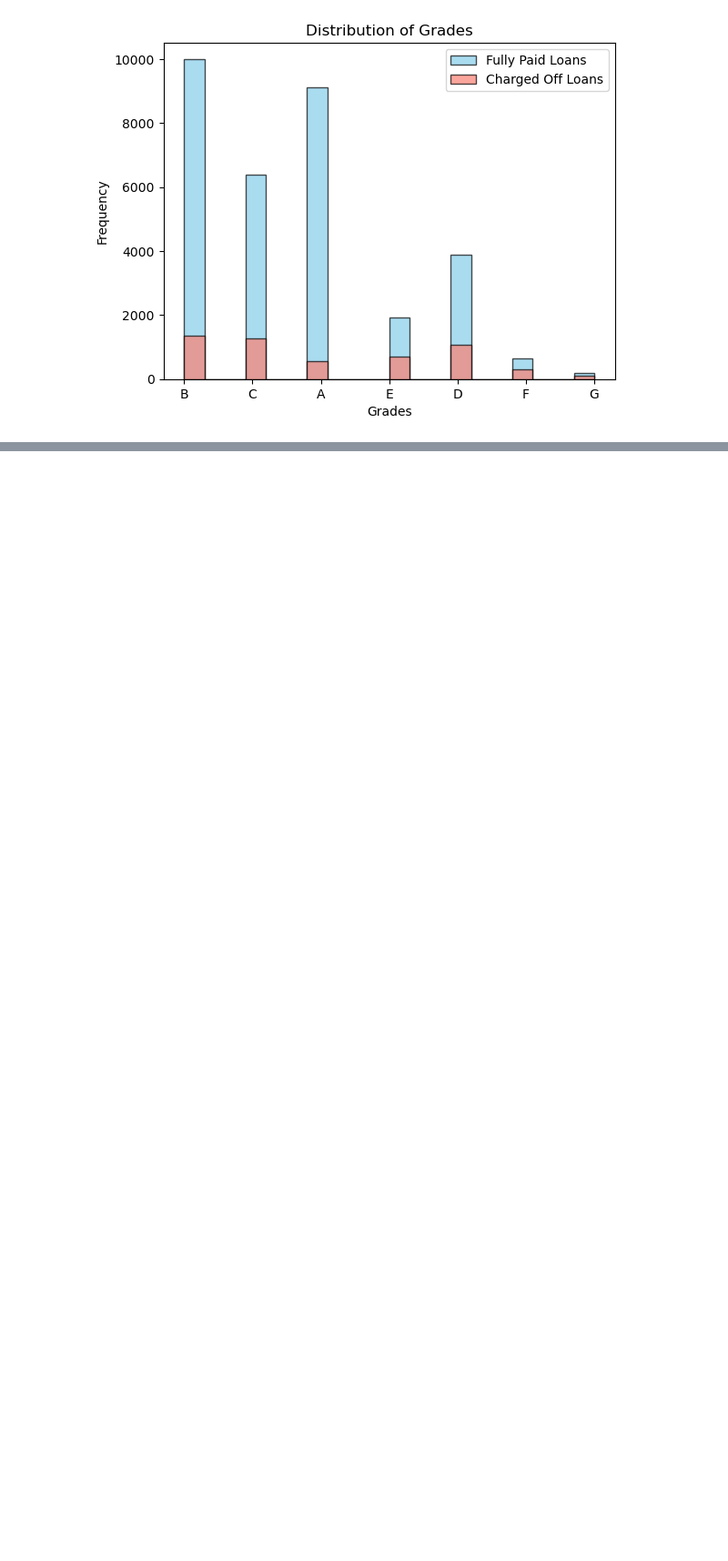
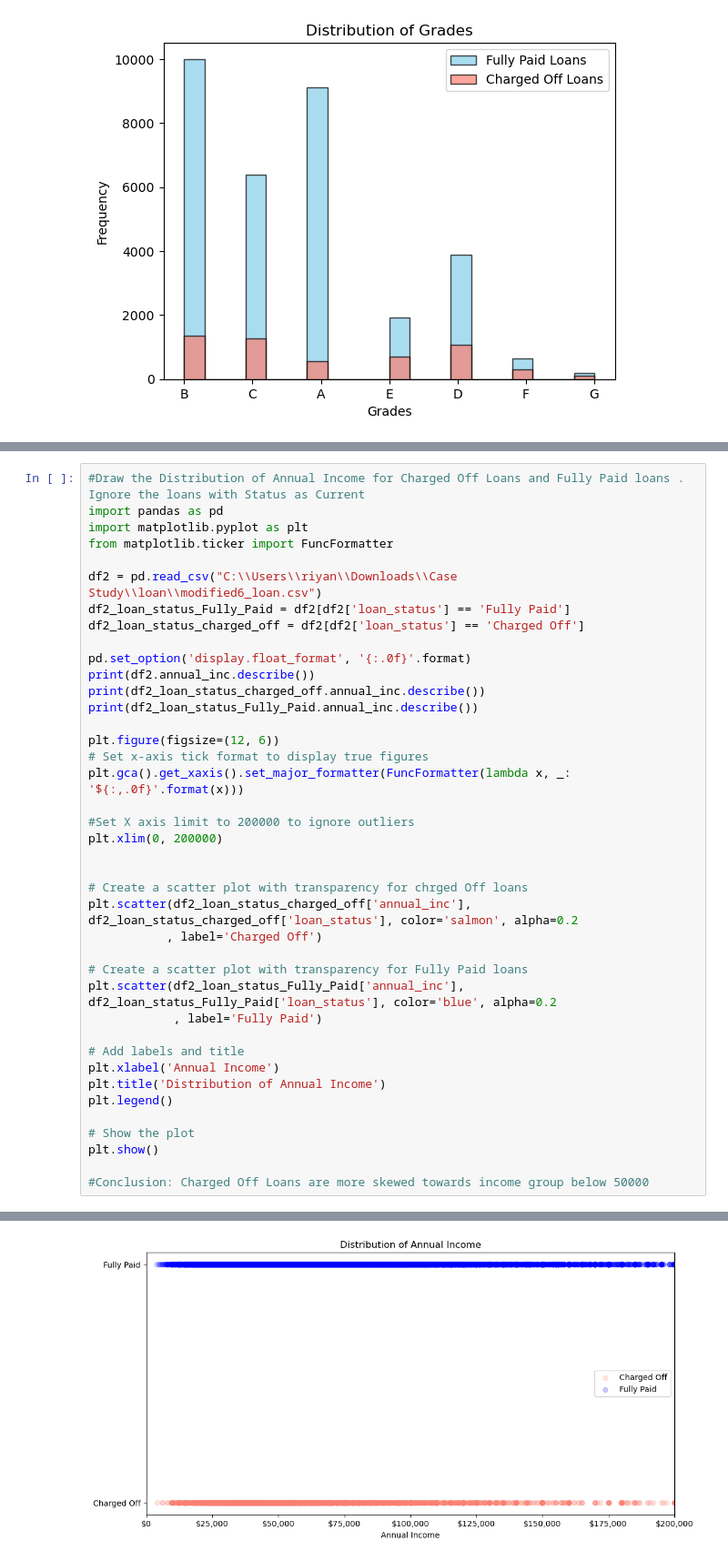
Before and after one commit to ashandish/Lending_Club_Case_Study, a Jupyter notebook: Ashish_Kumar_Sharma.ipynb, the cells around one changed output, grey strips where cells are left out. Shown at 91% size. Saved outputs shown, nothing was run; the diff lists cells and outputs as text; blank space fills up the shorter version.

Commit message:
Code for analysis of loan default against Annual Income added

```diff
--- a/Ashish_Kumar_Sharma.ipynb
+++ b/Ashish_Kumar_Sharma.ipynb
@@ -579,0 +553,41 @@ plt.show()
+# %%
+#Draw the Distribution of Annual Income for Charged Off Loans and Fully Paid loans . Ignore the loans with Status as Current
+import pandas as pd
+import matplotlib.pyplot as plt
+from matplotlib.ticker import FuncFormatter
+
+df2 = pd.read_csv("C:\\Users\\riyan\\Downloads\\Case Study\\loan\\modified6_loan.csv")
+df2_loan_status_Fully_Paid = df2[df2['loan_status'] == 'Fully Paid']
+df2_loan_status_charged_off = df2[df2['loan_status'] == 'Charged Off']
+
+pd.set_option('display.float_format', '{:.0f}'.format)
+print(df2.annual_inc.describe())
+print(df2_loan_status_charged_off.annual_inc.describe())
+print(df2_loan_status_Fully_Paid.annual_inc.describe())
+
+plt.figure(figsize=(12, 6))
+# Set x-axis tick format to display true figures
+plt.gca().get_xaxis().set_major_formatter(FuncFormatter(lambda x, _: '${:,.0f}'.format(x)))
+
+#Set X axis limit to 200000 to ignore outliers
+plt.xlim(0, 200000)
+
+
+# Create a scatter plot with transparency for chrged Off loans
+plt.scatter(df2_loan_status_charged_off['annual_inc'], df2_loan_status_charged_off['loan_status'], color='salmon', alpha=0.2
+           , label='Charged Off')
+
+# Create a scatter plot with transparency for Fully Paid loans
+plt.scatter(df2_loan_status_Fully_Paid['annual_inc'], df2_loan_status_Fully_Paid['loan_status'], color='blue', alpha=0.2
+            , label='Fully Paid')
+
+# Add labels and title
+plt.xlabel('Annual Income')
+plt.title('Distribution of Annual Income')
+plt.legend()
+
+# Show the plot
+plt.show()
+
+#Conclusion: Charged Off Loans are more skewed towards income group below 50000
+# %% [output]
@@ -579,0 +611 @@ plt.show()
+[figure, added]
```
Also changed, not shown: parts of 13 cells of this notebook.
